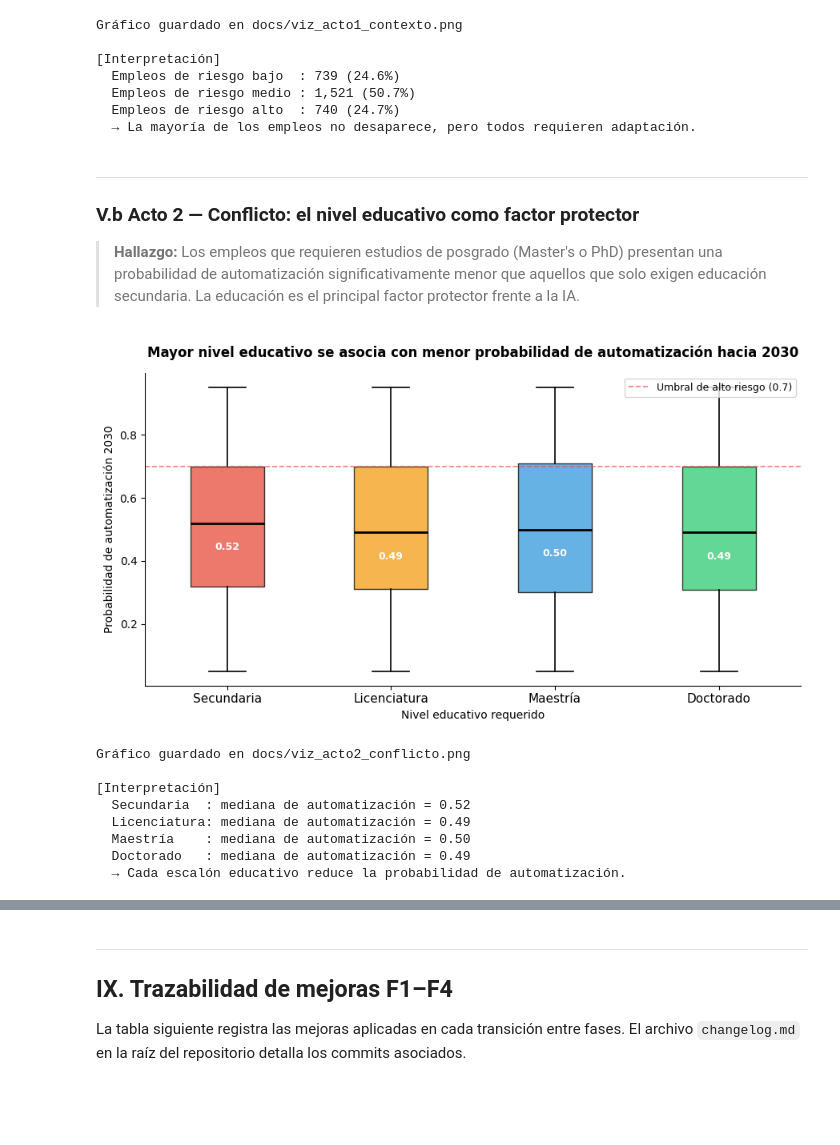
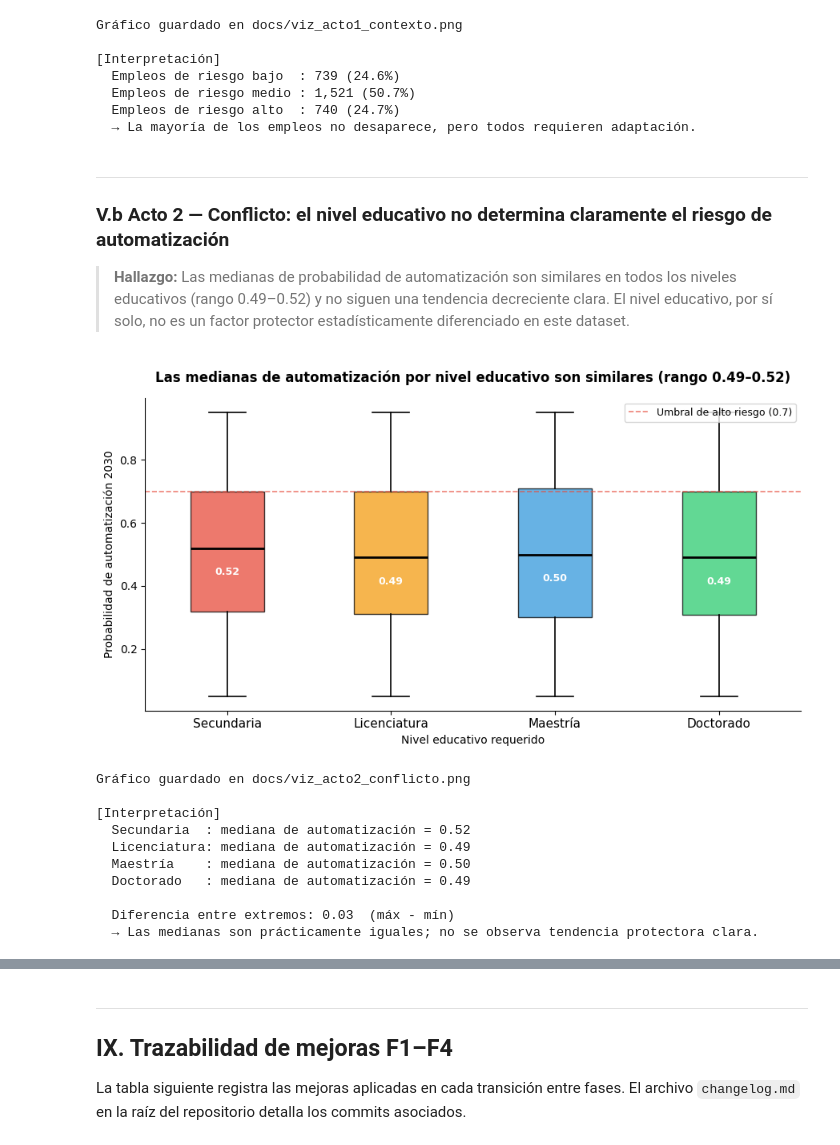
Before and after one commit to robertomoncada-blip/ciencia_datos, a Jupyter notebook: notebooks/F4_Definicion.ipynb, the cells around one changed output, grey strips where cells are left out. Cells and saved outputs as stored; diff of their text form; code cells hidden in the pictures; blank space fills up the shorter version.

```diff
--- a/notebooks/F4_Definicion.ipynb
+++ b/notebooks/F4_Definicion.ipynb
@@ -729,11 +753,12 @@ Gráfico guardado en docs/viz_acto1_contexto.png
 # %% [markdown]
 ---
 
-### V.b Acto 2 — Conflicto: el nivel educativo como factor protector
+### V.b Acto 2 — Conflicto: el nivel educativo no determina claramente el riesgo de automatización
 
-> **Hallazgo:** Los empleos que requieren estudios de posgrado (Master's o PhD) presentan
-> una probabilidad de automatización significativamente menor que aquellos que solo exigen
-> educación secundaria. La educación es el principal factor protector frente a la IA.
+> **Hallazgo:** Las medianas de probabilidad de automatización son similares en todos los
+> niveles educativos (rango 0.49–0.52) y no siguen una tendencia decreciente clara.
+> El nivel educativo, por sí solo, no es un factor protector estadísticamente diferenciado
+> en este dataset.
 # %%
 ed_orden  = ['High School', "Bachelor's", "Master's", 'PhD']
 ed_labels = ['Secundaria', 'Licenciatura', 'Maestría', 'Doctorado']
@@ -750,36 +775,38 @@ bp = ax.boxplot(data_by_ed, patch_artist=True,
                 capprops=dict(linewidth=1.2),
                 flierprops=dict(marker='o', markersize=3, alpha=0.3))
 
 for patch, color in zip(bp['boxes'], colores_ed):
     patch.set_facecolor(color)
     patch.set_alpha(0.75)
 
 ax.set_xticklabels(ed_labels, fontsize=11)
 ax.axhline(0.7, color='#e74c3c', linestyle='--', linewidth=1.2, alpha=0.7,
            label='Umbral de alto riesgo (0.7)')
-ax.set_title('Mayor nivel educativo se asocia con menor probabilidad de automatización hacia 2030',
+ax.set_title('Las medianas de automatización por nivel educativo son similares (rango 0.49–0.52)',
              fontsize=12, pad=15, fontweight='bold')
 ax.set_xlabel('Nivel educativo requerido')
 ax.set_ylabel('Probabilidad de automatización 2030')
 ax.legend(loc='upper right', fontsize=9)
 ax.spines[['top', 'right']].set_visible(False)
 
 medianas = [np.median(d) for d in data_by_ed]
 for i, med in enumerate(medianas):
     ax.text(i + 1, med - 0.06, f'{med:.2f}', ha='center', va='top',
             fontsize=9, fontweight='bold', color='white')
 
 plt.tight_layout()
 plt.savefig('../docs/viz_acto2_conflicto.png', dpi=150, bbox_inches='tight')
 plt.show()
 print("Gráfico guardado en docs/viz_acto2_conflicto.png")
 
 print("\n[Interpretación]")
 for lbl, med in zip(ed_labels, medianas):
     print(f"  {lbl:12s}: mediana de automatización = {med:.2f}")
-print("  → Cada escalón educativo reduce la probabilidad de automatización.")
+dif = max(medianas) - min(medianas)
+print(f"\n  Diferencia entre extremos: {dif:.2f}  (máx - mín)")
+print("  → Las medianas son prácticamente iguales; no se observa tendencia protectora clara.")
 # %% [output]
-[figure, old version]
+[figure, new version]
 Gráfico guardado en docs/viz_acto2_conflicto.png
 
 [Interpretación]
@@ -787,7 +814,9 @@ Gráfico guardado en docs/viz_acto2_conflicto.png
   Licenciatura: mediana de automatización = 0.49
   Maestría    : mediana de automatización = 0.50
   Doctorado   : mediana de automatización = 0.49
-  → Cada escalón educativo reduce la probabilidad de automatización.
+
+  Diferencia entre extremos: 0.03  (máx - mín)
+  → Las medianas son prácticamente iguales; no se observa tendencia protectora clara.
 # %% [markdown]
 ---
 
```
Also changed, not shown: parts of 19 cells of this notebook, 4 other files.
